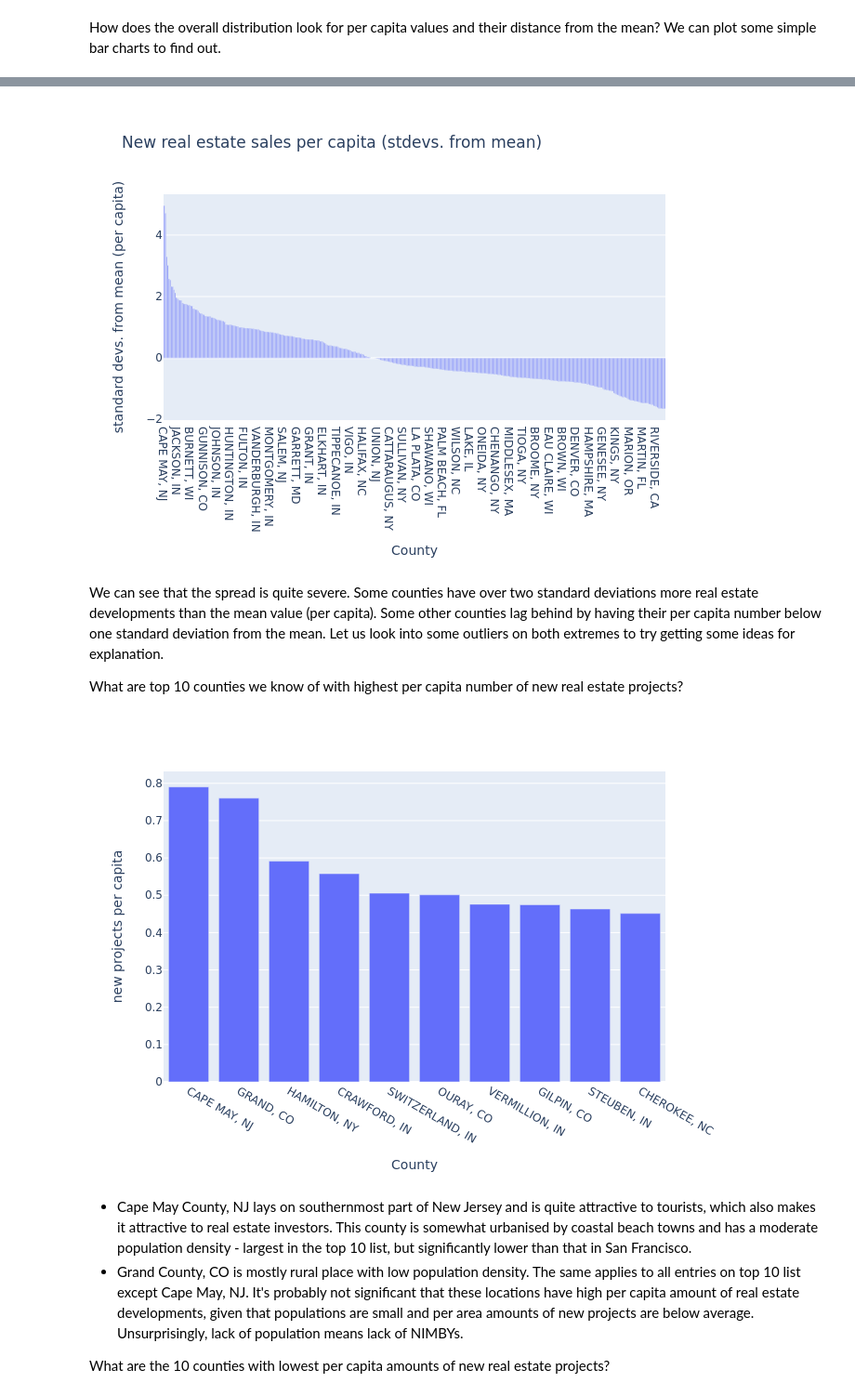
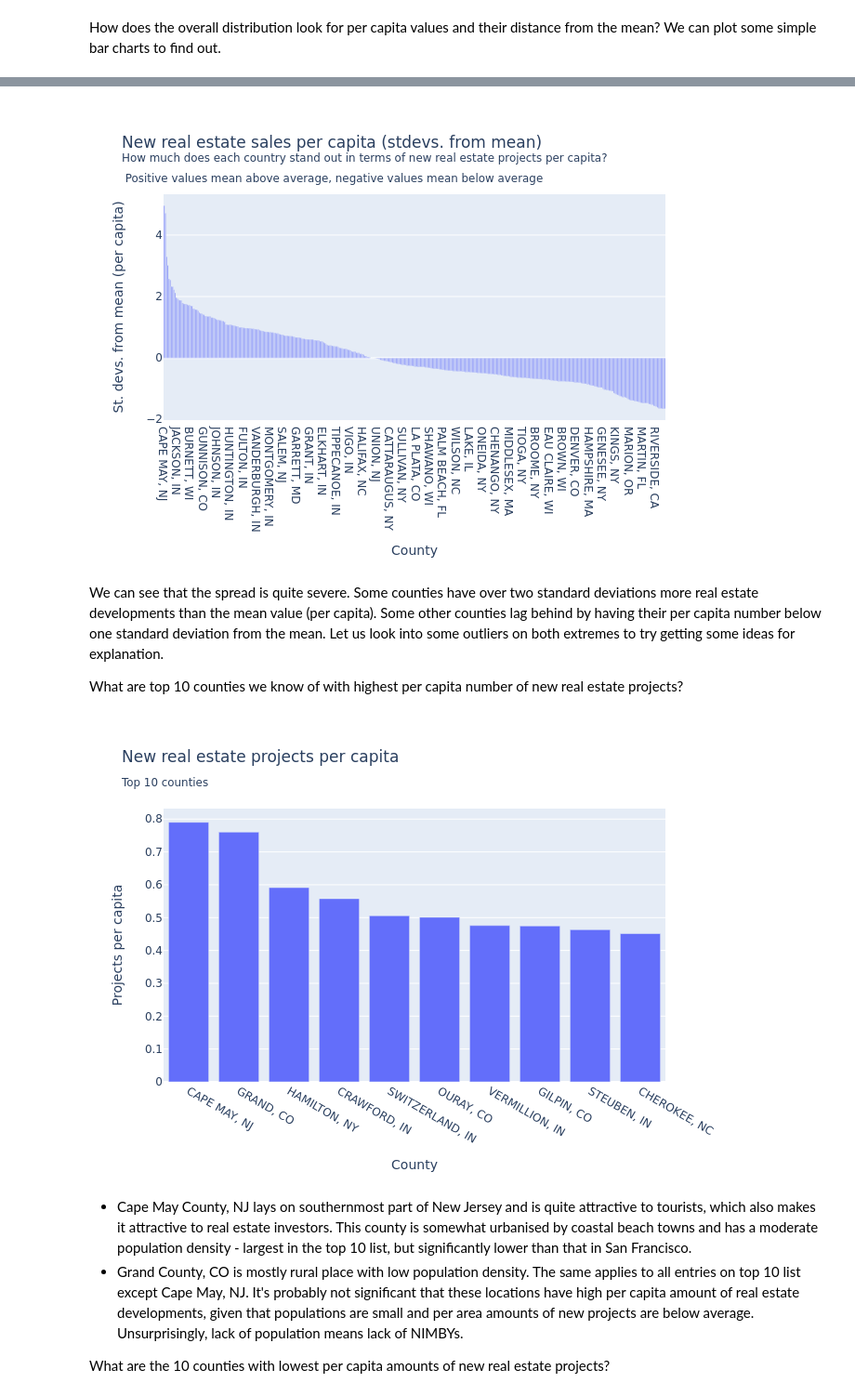
Before and after one commit to dolthub/data-analysis, a Jupyter notebook: nimby-vs-yimby/nimby-vs-yimby.ipynb, the cells around one changed output, grey strips where cells are left out. Shown at 93% size. Cells and saved outputs as stored; diff of their text form; code cells hidden in the pictures.

Commit message:
Improve dataviz - add captions to charts

```diff
--- a/nimby-vs-yimby/nimby-vs-yimby.ipynb
+++ b/nimby-vs-yimby/nimby-vs-yimby.ipynb
@@ -152,14 +152,18 @@ from IPython.display import Image
 
 labels = {
     "county_state": "County",
-    "per_area": "new projects per square mile",
-    "per_capita": "new projects per capita",
-    "per_capita_stdevs_from_mean": "standard devs. from mean (per capita)",
-    "per_area_stdevs_from_mean": "standard devs. from mean (per area)"
+    "per_area": "Projects per square mile",
+    "per_capita": "Projects per capita",
+    "per_capita_stdevs_from_mean": "St. devs. from mean (per capita)",
+    "per_area_stdevs_from_mean": "St. devs. from mean (per area)"
 }
 
 df_counts_by_county = df_counts_by_county.sort_values('per_capita', ascending=False)
-fig = px.bar(df_counts_by_county, x='county_state', y='per_capita', title="New real estate sales per capita", labels=labels)
+fig = px.bar(df_counts_by_county,
+             x='county_state',
+             y='per_capita',
+             title="New real estate projects per capita",
+             labels=labels)
 fig.write_image("per_capita_by_county.png")
 Image(filename="per_capita_by_county.png")
 # %% [output]
@@ -167,9 +171,13 @@ Image(filename="per_capita_by_county.png")
 # %%
-fig = px.bar(df_counts_by_county, x='county_state', y='per_capita_stdevs_from_mean', title="New real estate sales per capita (stdevs. from mean)", labels=labels)
+fig = px.bar(df_counts_by_county,
+             x='county_state',
+             y='per_capita_stdevs_from_mean',
+             title="New real estate sales per capita (stdevs. from mean)<br><sup>How much does each country stand out in terms of new real estate projects per capita?<br> Positive values mean above average, negative values mean below average</sup>",
+             labels=labels)
 fig.write_image("per_capita_stdevs_by_county.png")
 Image(filename="per_capita_stdevs_by_county.png")
 # %% [output]
-[figure, old version]
+[figure, new version]
 # %% [markdown]
 We can see that the spread is quite severe. Some counties have over two standard deviations more real estate developments than the mean value (per capita). Some other counties lag behind by having their per capita number below one standard deviation from the mean. Let us look into some outliers on both extremes to try getting some ideas for explanation.
 
@@ -177,11 +185,15 @@ What are top 10 counties we know of with highest per capita number of new real e
 # %%
 df_best_per_capita = df_counts_by_county.sort_values('per_capita', ascending=False).head(10)
 
-fig = px.bar(df_best_per_capita, x="county_state", y="per_capita", labels=labels)
+fig = px.bar(df_best_per_capita,
+             x="county_state",
+             y="per_capita",
+             title="New real estate projects per capita<br><sub>Top 10 counties</sub>",
+             labels=labels)
 fig.write_image("top10_per_capita_by_county.png")
 Image(filename="top10_per_capita_by_county.png")
 # %% [output]
-[figure, old version]
+[figure, new version]
 # %% [markdown]
 * Cape May County, NJ lays on southernmost part of New Jersey and is quite attractive to tourists, which also makes it attractive to real estate investors. This county is somewhat urbanised by coastal beach towns and has a moderate population density - largest in the top 10 list, but significantly lower than that in San Francisco.
 * Grand County, CO is mostly rural place with low population density. The same applies to all entries on top 10 list except Cape May, NJ. It's probably not significant that these locations have high per capita amount of real estate developments, given that populations are small and per area amounts of new projects are below average. Unsurprisingly, lack of population means lack of NIMBYs.
```
Also changed, not shown: parts of 9 cells of this notebook.
